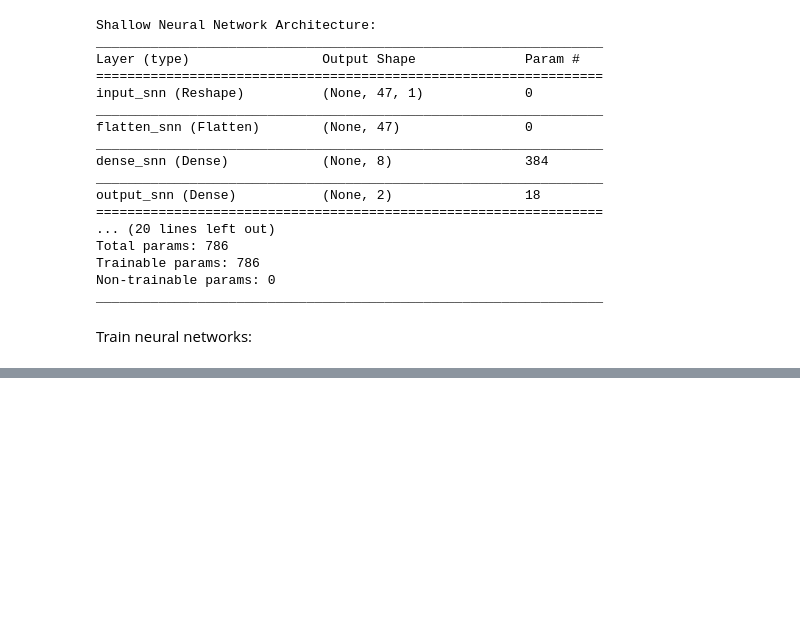
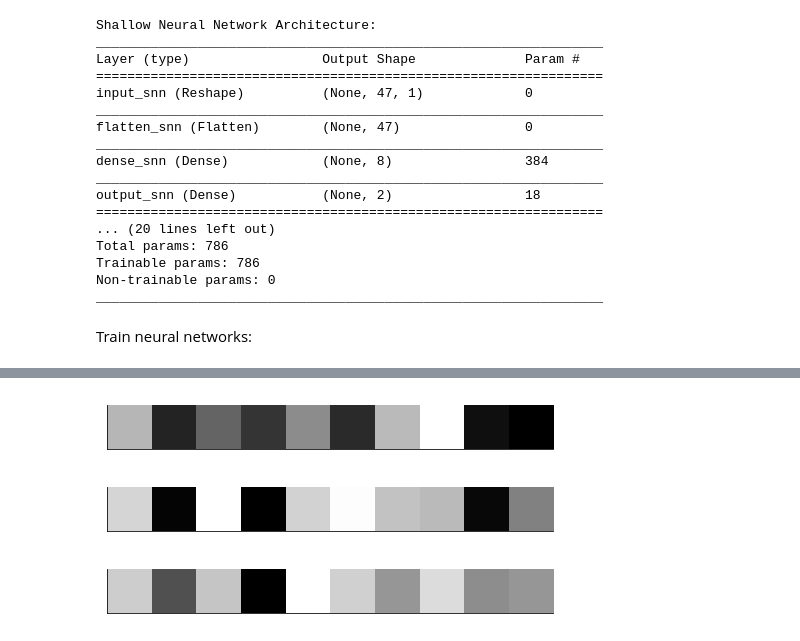
Before and after one commit to AdrianAlan/DT-Digi-Occupancy, a Jupyter notebook: notebooks/model_training.ipynb, the cells around one changed output, grey strips where cells are left out. Saved outputs shown, nothing was run; the diff lists cells and outputs as text; code cells hidden in the pictures; blank space fills up the shorter version.

Commit message:
Add visualized filters

```diff
--- a/notebooks/model_training.ipynb
+++ b/notebooks/model_training.ipynb
@@ -747,0 +748,12 @@ plt.show();
+# %%
+# Show convolutional filters
+
+for layer_filter in cnn_model.layers[1].get_weights()[0]:
+    plt.imshow(layer_filter, cmap="Greys", interpolation='nearest')
+    plt.xticks([])
+    plt.yticks([])
+    plt.show()
+# %% [output]
+[figure, added]
+[figure, added]
+[figure, added]
```
Also changed, not shown: parts of 9 cells of this notebook.
